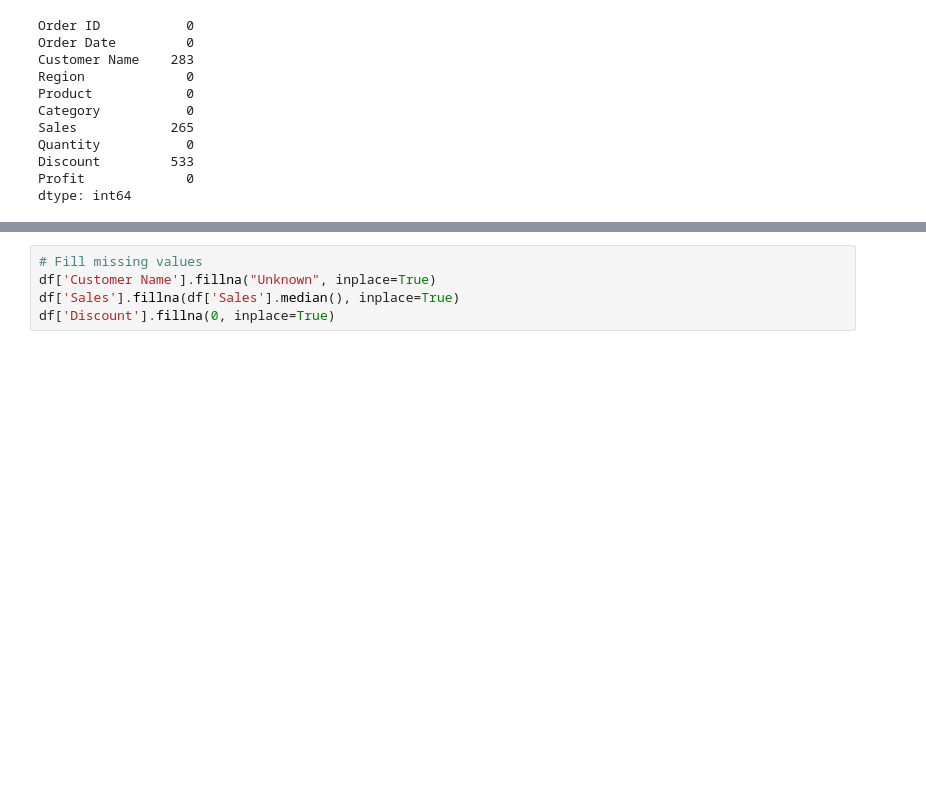
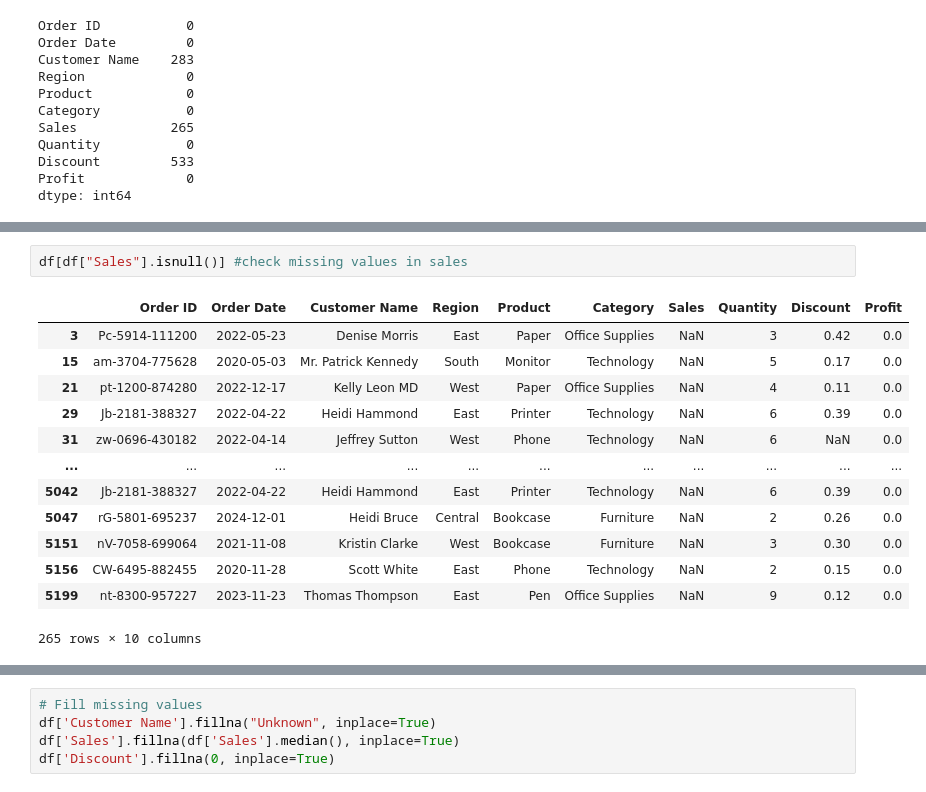
Before and after one commit to ThakurPradeepRawat/Sales_Data_analysis, a Jupyter notebook: Data_Cleaning_Preprocessing_Sales.ipynb, the cells around one changed output, grey strips where cells are left out. Drawn from its saved outputs; the diff is of its cells as text; blank space fills up the shorter version.

```diff
--- a/Data_Cleaning_Preprocessing_Sales.ipynb
+++ b/Data_Cleaning_Preprocessing_Sales.ipynb
@@ -93,0 +119,16 @@ dtype: int64
+# %%
+df[df["Sales"].isnull()] #check missing values in sales
+# %% [output]
+|  | Order ID | Order Date | Customer Name | Region | Product | Category | Sales | Quantity | Discount | Profit |
+| 3 | Pc-5914-111200 | 2022-05-23 | Denise Morris | East | Paper | Office Supplies | NaN | 3 | 0.42 | 0.0 |
+| 15 | am-3704-775628 | 2020-05-03 | Mr. Patrick Kennedy | South | Monitor | Technology | NaN | 5 | 0.17 | 0.0 |
+| 21 | pt-1200-874280 | 2022-12-17 | Kelly Leon MD | West | Paper | Office Supplies | NaN | 4 | 0.11 | 0.0 |
+| 29 | Jb-2181-388327 | 2022-04-22 | Heidi Hammond | East | Printer | Technology | NaN | 6 | 0.39 | 0.0 |
+| 31 | zw-0696-430182 | 2022-04-14 | Jeffrey Sutton | West | Phone | Technology | NaN | 6 | NaN | 0.0 |
+| ... | ... | ... | ... | ... | ... | ... | ... | ... | ... | ... |
+| 5042 | Jb-2181-388327 | 2022-04-22 | Heidi Hammond | East | Printer | Technology | NaN | 6 | 0.39 | 0.0 |
+| 5047 | rG-5801-695237 | 2024-12-01 | Heidi Bruce | Central | Bookcase | Furniture | NaN | 2 | 0.26 | 0.0 |
+| 5151 | nV-7058-699064 | 2021-11-08 | Kristin Clarke | West | Bookcase | Furniture | NaN | 3 | 0.30 | 0.0 |
+| 5156 | CW-6495-882455 | 2020-11-28 | Scott White | East | Phone | Technology | NaN | 2 | 0.15 | 0.0 |
+| 5199 | nt-8300-957227 | 2023-11-23 | Thomas Thompson | East | Pen | Office Supplies | NaN | 9 | 0.12 | 0.0 |
+265 rows × 10 columns
```
Also changed, not shown: parts of 17 cells of this notebook.
